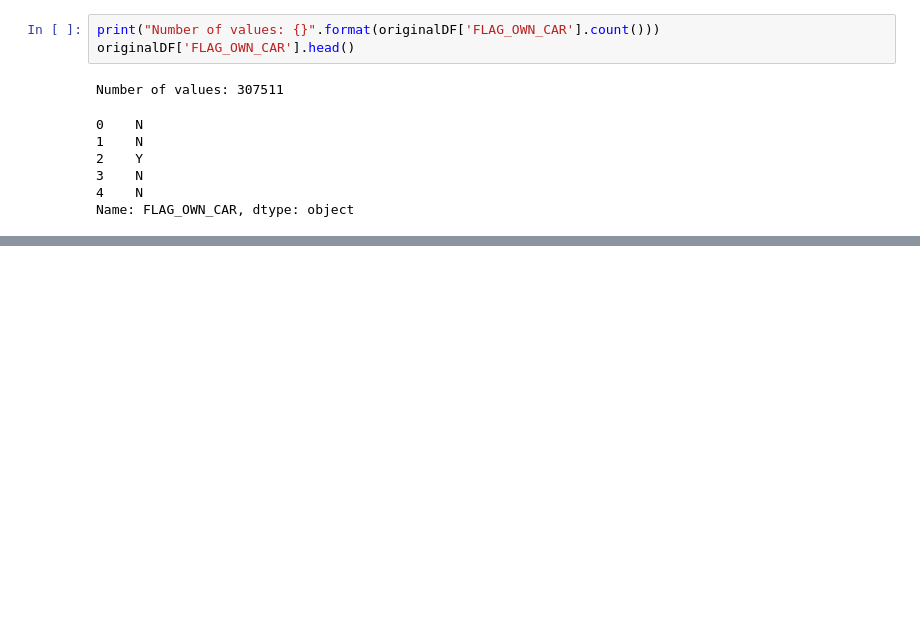
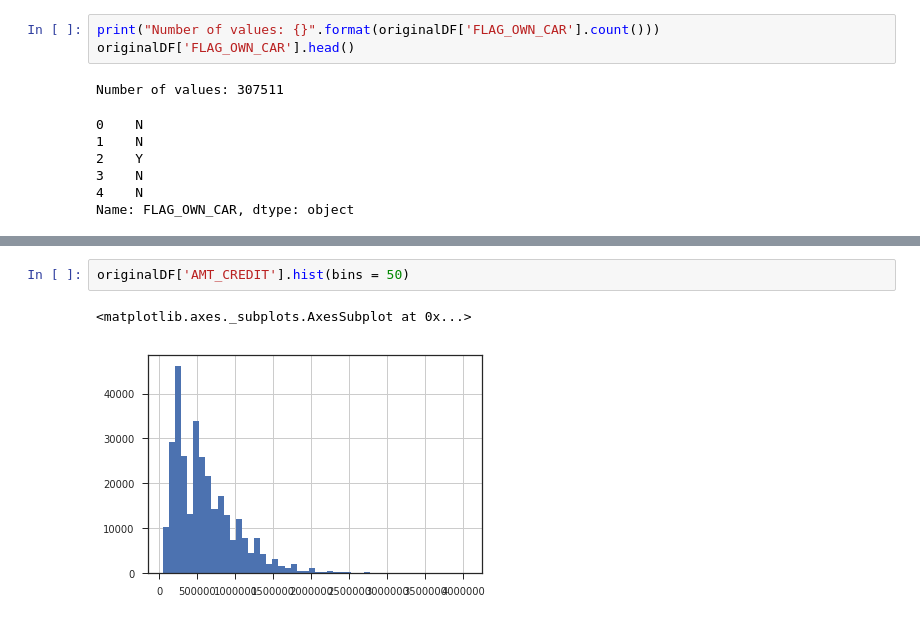
Before and after one commit to robahall/hcdr, a Jupyter notebook: notebooks/3.0-rah-MoreThoroughEDA.ipynb, the cells around one changed output, grey strips where cells are left out. Drawn from its saved outputs; the diff is of its cells as text; blank space fills up the shorter version.

```diff
--- a/notebooks/3.0-rah-MoreThoroughEDA.ipynb
+++ b/notebooks/3.0-rah-MoreThoroughEDA.ipynb
@@ -412,0 +460,5 @@ Name: FLAG_OWN_CAR, dtype: object
+# %%
+originalDF['AMT_CREDIT'].hist(bins = 50)
+# %% [output]
+<matplotlib.axes._subplots.AxesSubplot at 0x...>
+[figure, added]
```
Also changed, not shown: parts of 24 cells of this notebook.
